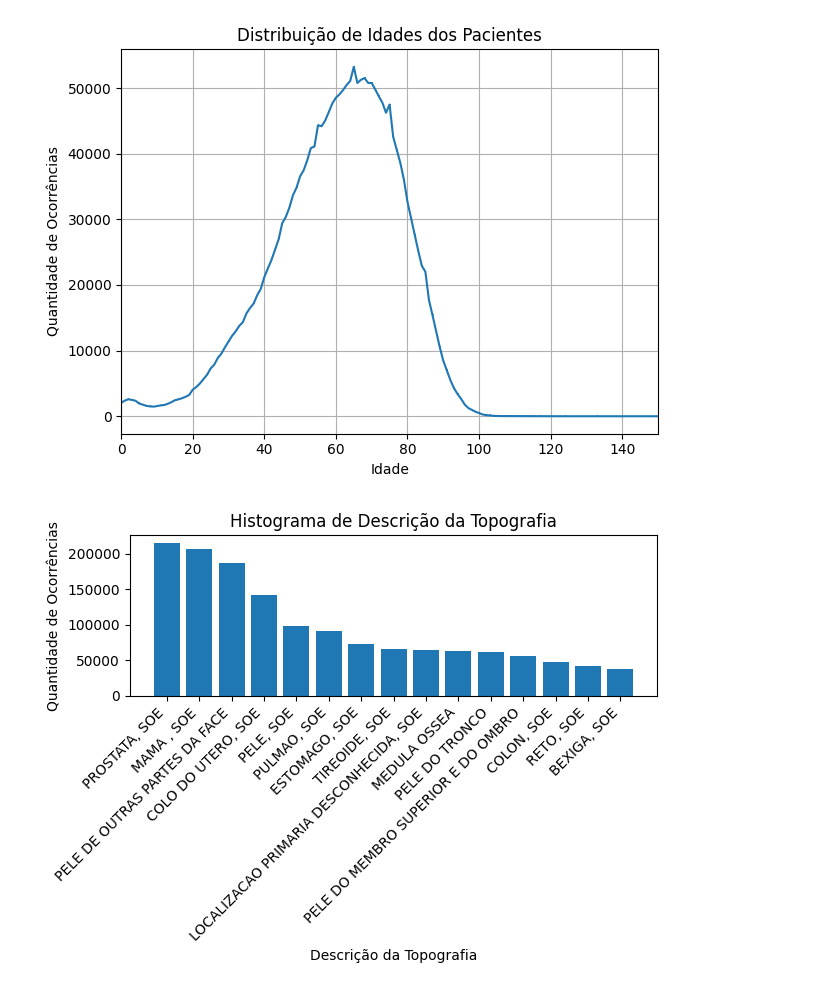
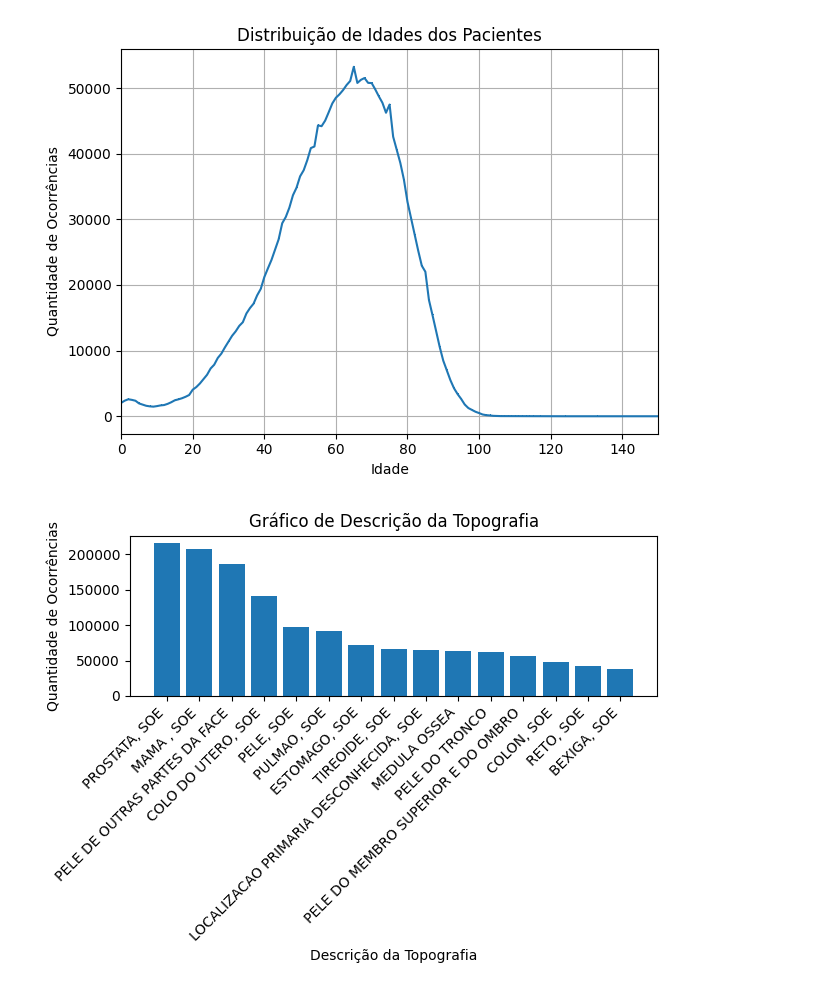
Before and after one commit to MateusVasc/IC-Cancer-Time-Series, a Jupyter notebook: analiseGeral.ipynb, the cells around one changed output. Drawn from its saved outputs; the diff is of its cells as text; code cells hidden in the pictures.

```diff
--- a/analiseGeral.ipynb
+++ b/analiseGeral.ipynb
@@ -2,7 +2,7 @@
 import pandas as pd
 import matplotlib.pyplot as plt
 # %%
-listaPaths = [r"C:\Users\micha\Desktop\IC\NAO_IDENT_null_1988-2020_2006_2012_102142.csv", r"C:\Users\micha\Desktop\IC\NAO_IDENT_null_1988-2020_1988_2005_102142.csv", r"C:\Users\micha\Desktop\IC\NAO_IDENT_null_1988-2020_2013_2020_102142.csv"]
+listaPaths = [r"NAO_IDENT_null_1988-2020_2006_2012_102142.csv", r"NAO_IDENT_null_1988-2020_1988_2005_102142.csv", r"NAO_IDENT_null_1988-2020_2013_2020_102142.csv"]
 dataCombinada = pd.DataFrame()
 # %%
 for path in listaPaths:
@@ -121,19 +141,19 @@ plt.show()
 # %%
 contagem_descricao_topografia = dataCombinada['Descrição da Topografia'].value_counts()
 
 fig, ax = plt.subplots()
 
 ax.bar(contagem_descricao_topografia.head(15).index, contagem_descricao_topografia.head(15).values)
-ax.set_title("Histograma de Descrição da Topografia")
+ax.set_title("Gráfico de Descrição da Topografia")
 ax.set_ylabel("Quantidade de Ocorrências")
 ax.set_xlabel("Descrição da Topografia")
 
 ax.set_xticks(range(len(contagem_descricao_topografia.head(15).index)))
 ax.set_xticklabels(contagem_descricao_topografia.head(15).index, rotation=45, ha='right')
 
 plt.tight_layout()
 # %% [output]
-[figure, old version]
+[figure, new version]
 # %%
 contagem_descricao_morfologia = dataCombinada['Descrição da Morfologia'].value_counts()
 
```
Also changed, not shown: parts of 8 cells of this notebook.
